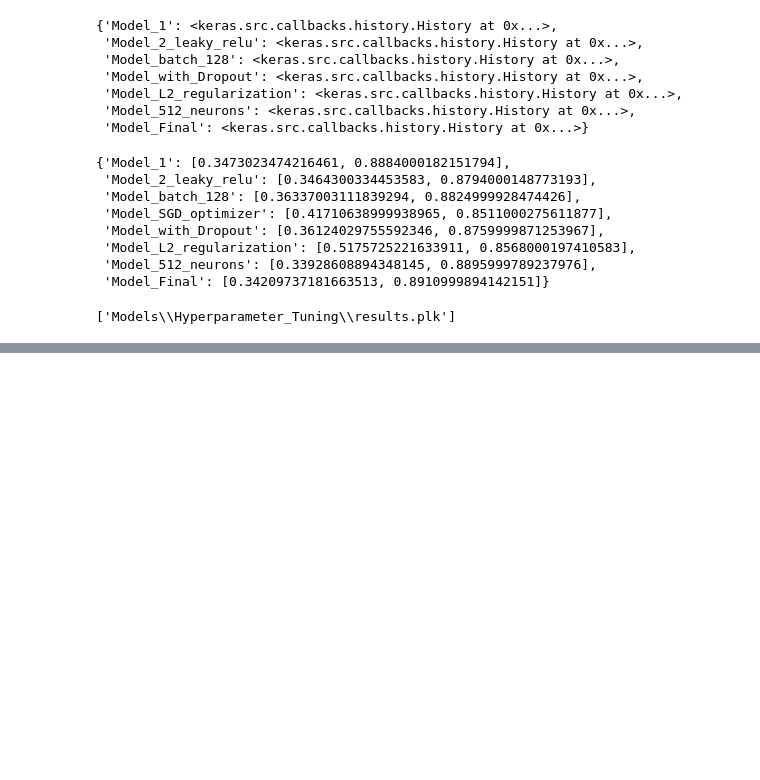
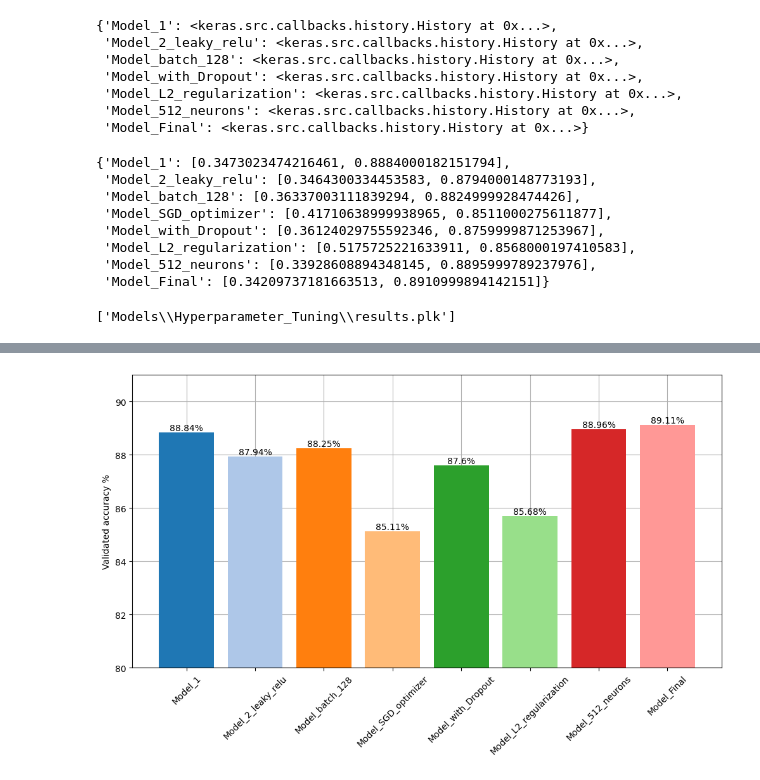
Before and after one commit to bohdin/ML, a Jupyter notebook: Hyperparameter_Tuning.ipynb, the cells around one changed output, grey strips where cells are left out. Saved outputs shown, nothing was run; the diff lists cells and outputs as text; code cells hidden in the pictures; blank space fills up the shorter version.

```diff
--- a/Hyperparameter_Tuning.ipynb
+++ b/Hyperparameter_Tuning.ipynb
@@ -521,0 +599,17 @@ Visualisation
+# %%
+bar_y = [ results[m][1]*100 for m in results]
+
+plt.figure(figsize=(12,6))
+plt.grid()
+plt.gca().set_axisbelow(True)
+colors = range(len(models))
+bars = plt.bar(x=models.keys(), height=bar_y, color=plt.cm.tab20(colors))
+for bar, value in zip(bars, bar_y):
+    plt.text(bar.get_x() + bar.get_width() / 2, bar.get_height(), f"{value:.4}%", ha='center', va='bottom')
+
+plt.ylim(80,91)
+plt.xticks(rotation=45)
+plt.ylabel("Validated accuracy %")
+plt.show()
+# %% [output]
+[figure, added]
```
Also changed, not shown: parts of 9 cells of this notebook.
